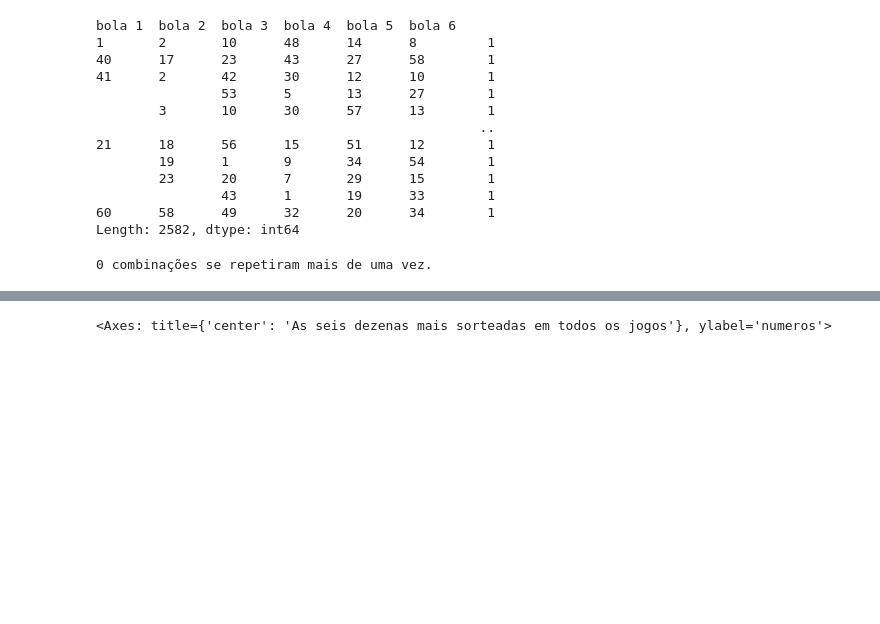
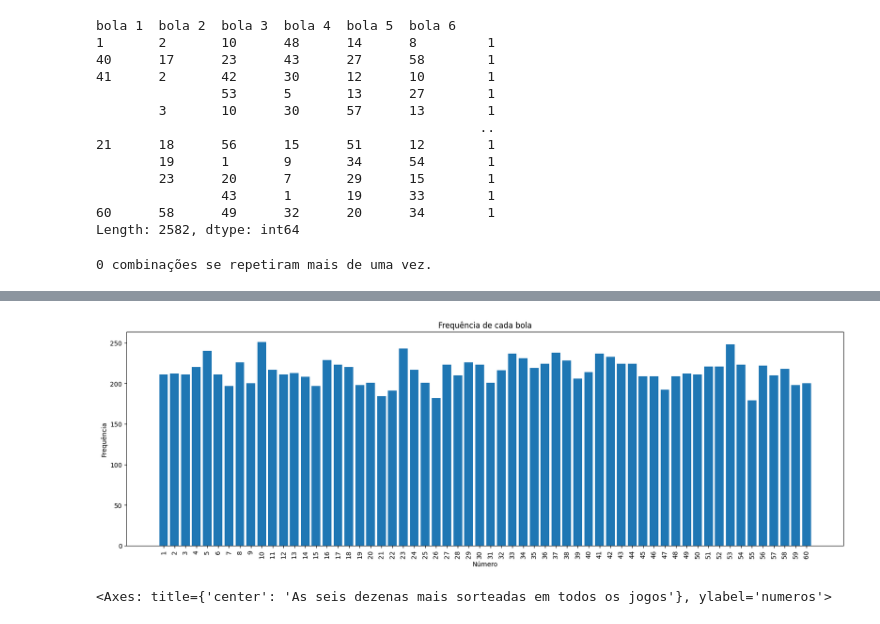
Before and after one commit to joaosilvacruz/rede-neural-loteria, a Jupyter notebook: analise-loteria.ipynb, the cells around one changed output, grey strips where cells are left out. Saved outputs shown, nothing was run; the diff lists cells and outputs as text; code cells hidden in the pictures; blank space fills up the shorter version.

```diff
--- a/analise-loteria.ipynb
+++ b/analise-loteria.ipynb
@@ -106,3 +103,13 @@ frequencia.hvplot.bar(xlabel='Número', ylabel='Frequência', title='Frequência
+# %%
+fig, ax = plt.subplots(figsize=(20, 6))
+ax.bar(frequencia.index, frequencia.values)
+ax.set(xlabel='Número', ylabel='Frequência', title='Frequência de cada bola')
+ax.set_xticks(list(range(1, 61)))
+ax.set_xticklabels([str(i) for i in range(1, 61)], rotation=90)
+
+plt.show()
+# %% [output]
+[figure, added]
 # %%
 # As seis dezenas mais sorteadas em todos os jogos
 dezenas = df.melt(value_vars=['bola 1', 'bola 2', 'bola 3', 'bola 4', 'bola 5', 'bola 6'], var_name='bola', value_name='numeros')
```
Also changed, not shown: parts of 24 cells of this notebook.
